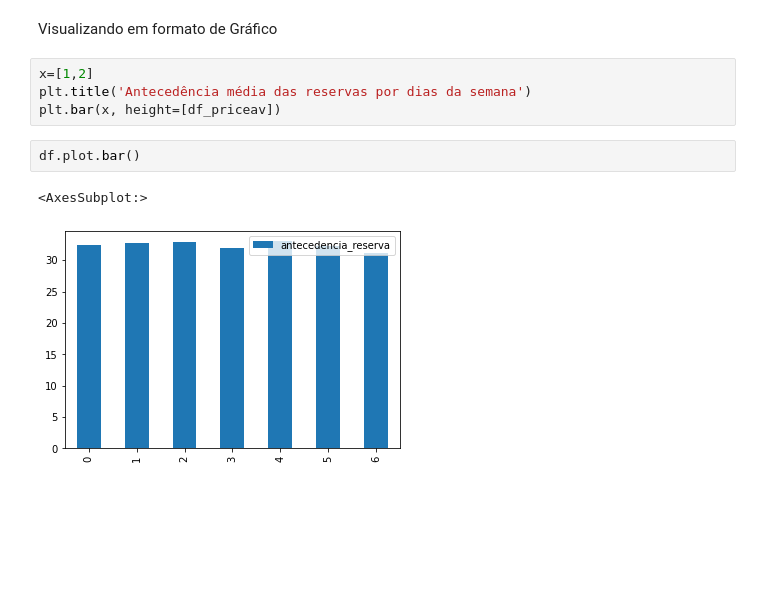
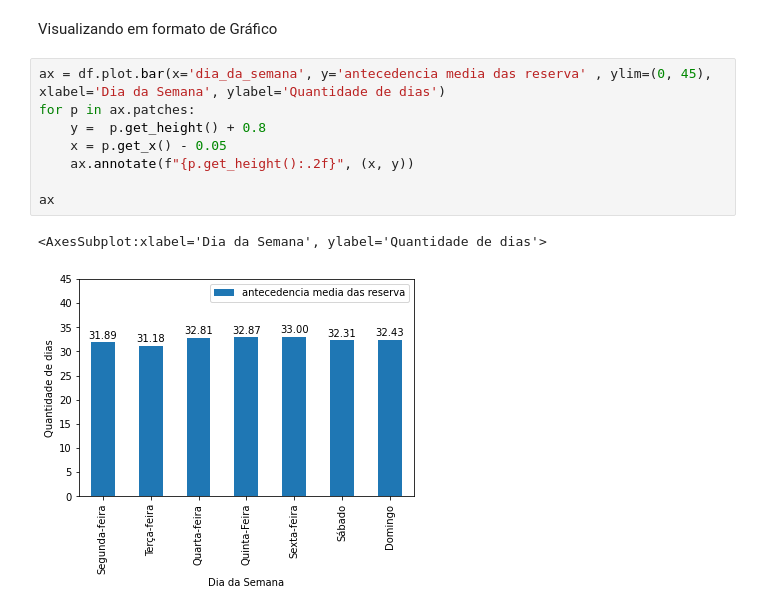
Before and after one commit to Renatolopo/Seazone-Code-Challenge, a Jupyter notebook: src/q4_antecedencia_reservas.ipynb, the cells around one changed output. Cells and saved outputs as stored; diff of their text form; blank space fills up the shorter version.

```diff
--- a/src/q4_antecedencia_reservas.ipynb
+++ b/src/q4_antecedencia_reservas.ipynb
@@ -81,11 +87,13 @@ df
 # %% [markdown]
 Visualizando em formato de Gráfico
-# %%
-x=[1,2]
-plt.title('Antecedência média das reservas por dias da semana')
-plt.bar(x, height=[df_priceav])
-# %%
-df.plot.bar()
-# %% [output]
-<AxesSubplot:>
-[figure, removed]
+# %%
+ax = df.plot.bar(x='dia_da_semana', y='antecedencia media das reserva' , ylim=(0, 45), xlabel='Dia da Semana', ylabel='Quantidade de dias')
+for p in ax.patches:
+    y =  p.get_height() + 0.8
+    x = p.get_x() - 0.05
+    ax.annotate(f"{p.get_height():.2f}", (x, y))
+
+ax
+# %% [output]
+<AxesSubplot:xlabel='Dia da Semana', ylabel='Quantidade de dias'>
+[figure, added]
```
Also changed, not shown: parts of 8 cells of this notebook, 1 other file.
